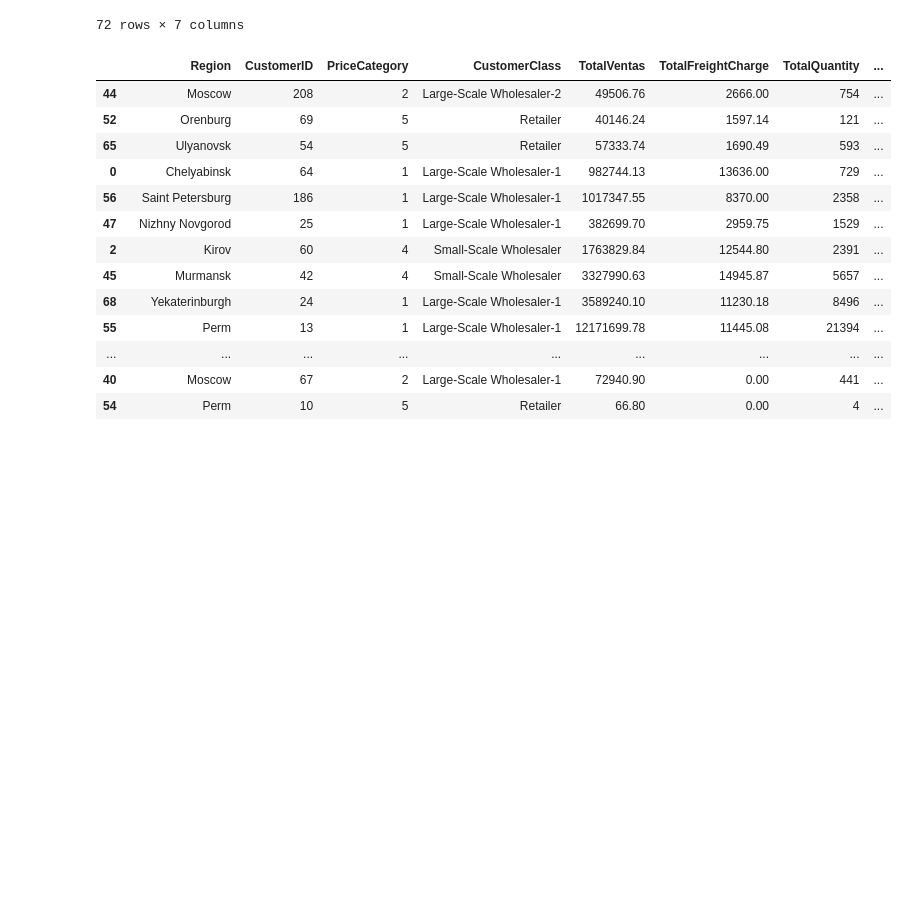
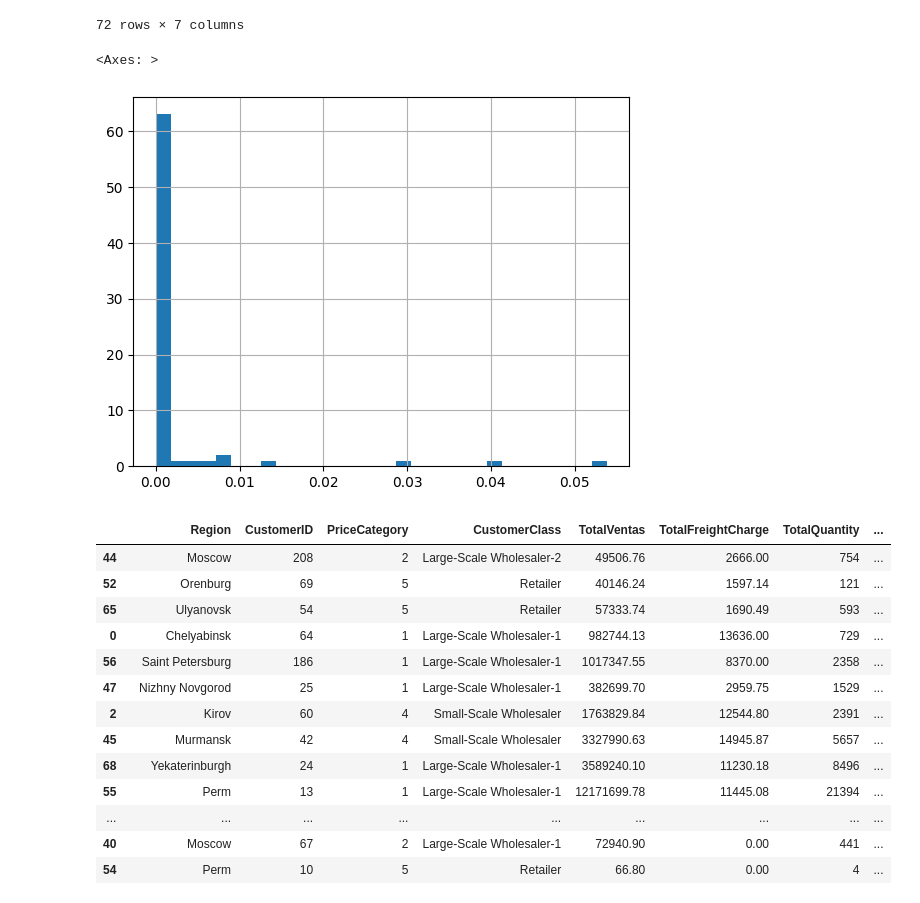
Before and after one commit to carlotagordillo2/final-proyect, a Jupyter notebook: EDA/eda.ipynb, the cells around one changed output. Cells and saved outputs as stored; diff of their text form; code cells hidden in the pictures; blank space fills up the shorter version.

```diff
--- a/EDA/eda.ipynb
+++ b/EDA/eda.ipynb
@@ -865,6 +823,11 @@ df_cliente
 72 rows × 7 columns
 # %%
 df_cliente['FreightVsVentas'] = df_cliente['TotalFreightCharge'] / df_cliente['TotalVentas']
+# %%
+df_cliente['FreightVsVentas'].hist(bins=30)
+# %% [output]
+<Axes: >
+[figure, added]
 # %%
 df_cliente_sorted = df_cliente.sort_values(by='FreightVsVentas', ascending=False)
 df_cliente_sorted.head(60)
```
Also changed, not shown: parts of 171 cells of this notebook, 2 other files.
